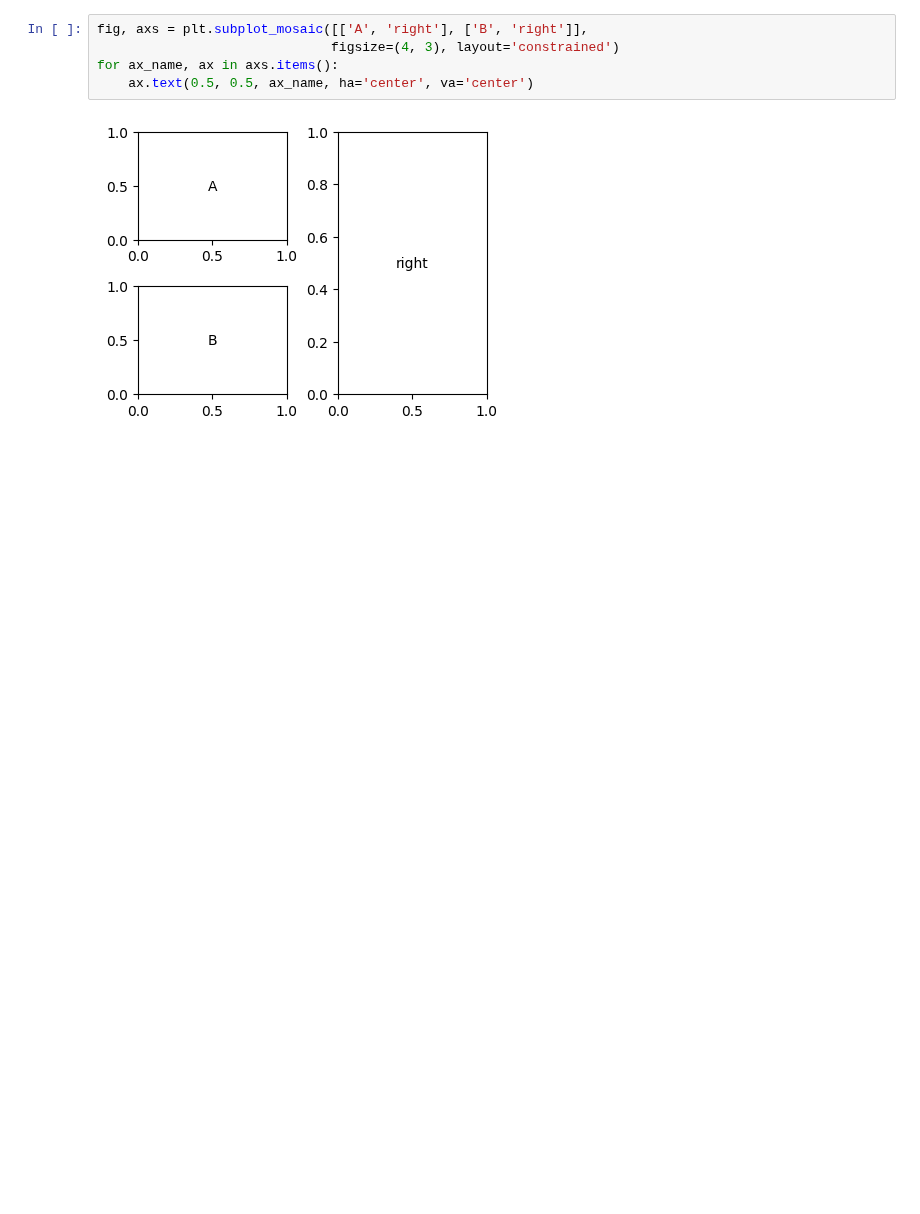
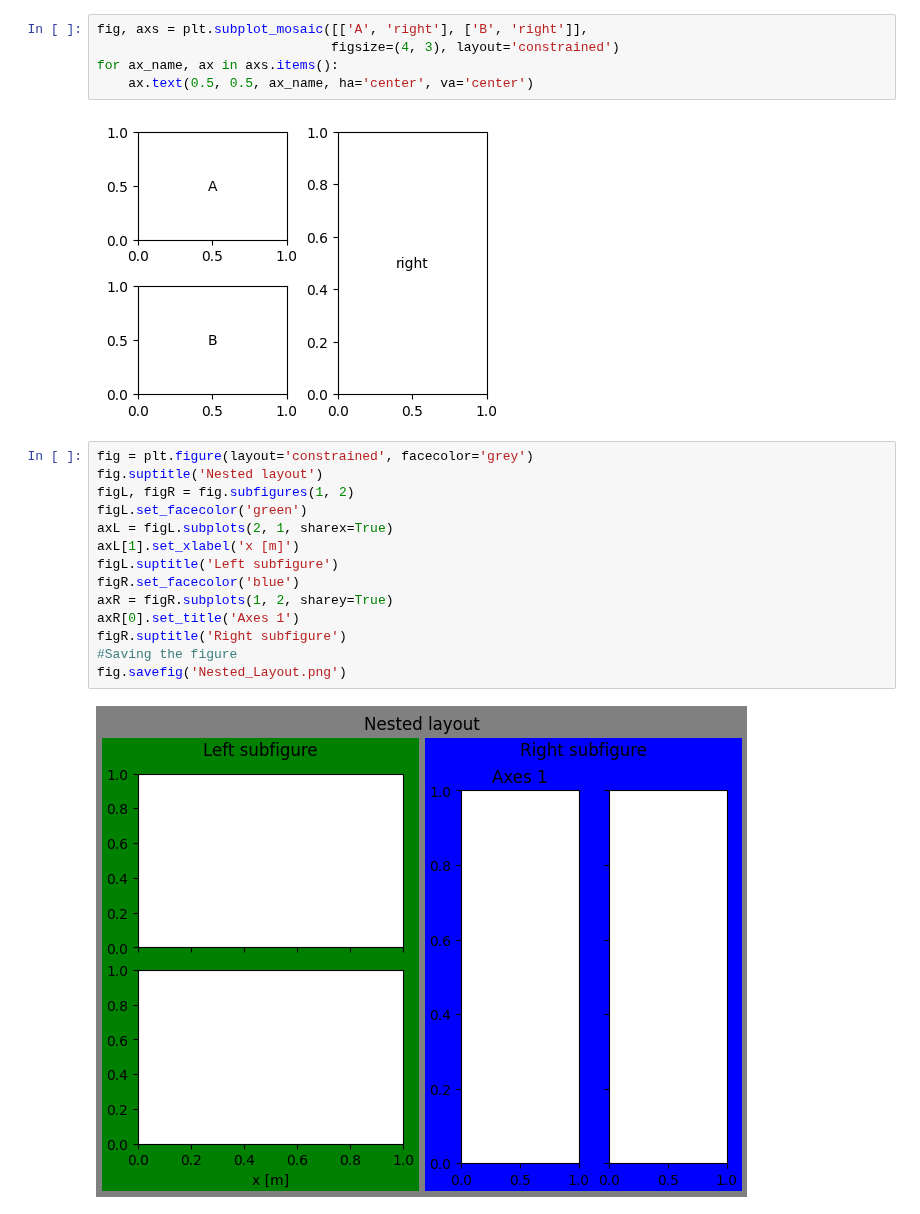
Before and after one commit to manasesmutembei11/ML, a Jupyter notebook: matplotlib_figures&backends.ipynb, the cells around one changed output. Saved outputs shown, nothing was run; the diff lists cells and outputs as text; blank space fills up the shorter version.

Commit message:
Matplotlib figures and backends

```diff
--- a/matplotlib_figures&backends.ipynb
+++ b/matplotlib_figures&backends.ipynb
@@ -21,3 +21,19 @@ for ax_name, ax in axs.items():
     ax.text(0.5, 0.5, ax_name, ha='center', va='center')
 # %% [output]
 [figure]
+# %%
+fig = plt.figure(layout='constrained', facecolor='grey')
+fig.suptitle('Nested layout')
+figL, figR = fig.subfigures(1, 2)
+figL.set_facecolor('green')
+axL = figL.subplots(2, 1, sharex=True)
+axL[1].set_xlabel('x [m]')
+figL.suptitle('Left subfigure')
+figR.set_facecolor('blue')
+axR = figR.subplots(1, 2, sharey=True)
+axR[0].set_title('Axes 1')
+figR.suptitle('Right subfigure')
+#Saving the figure
+fig.savefig('Nested_Layout.png')
+# %% [output]
+[figure, added]
```
Also changed, not shown: parts of 3 cells of this notebook, 1 other file.
